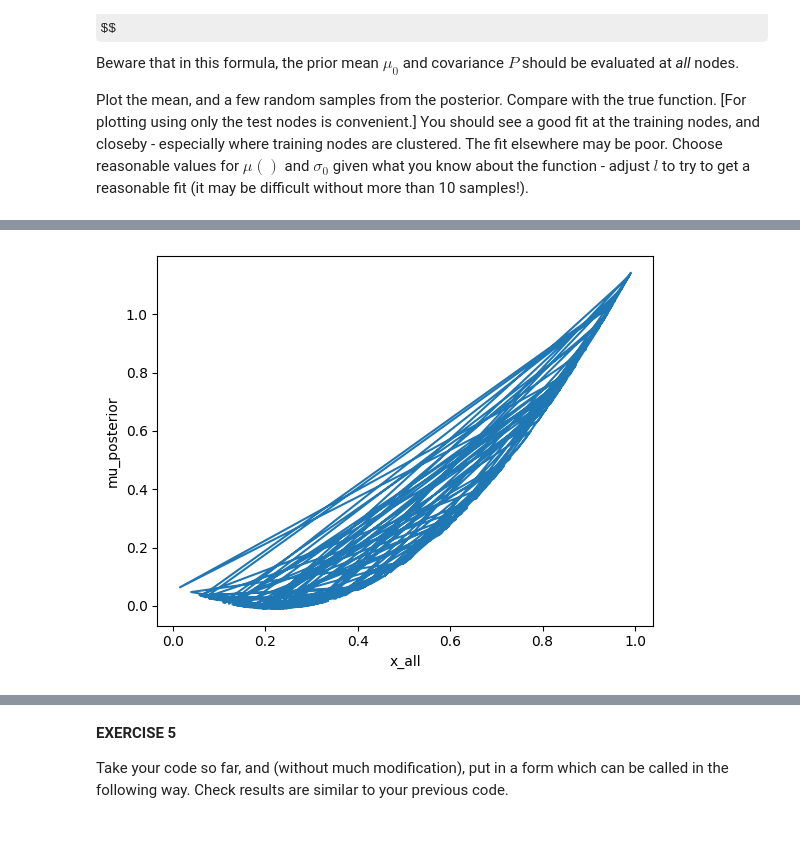
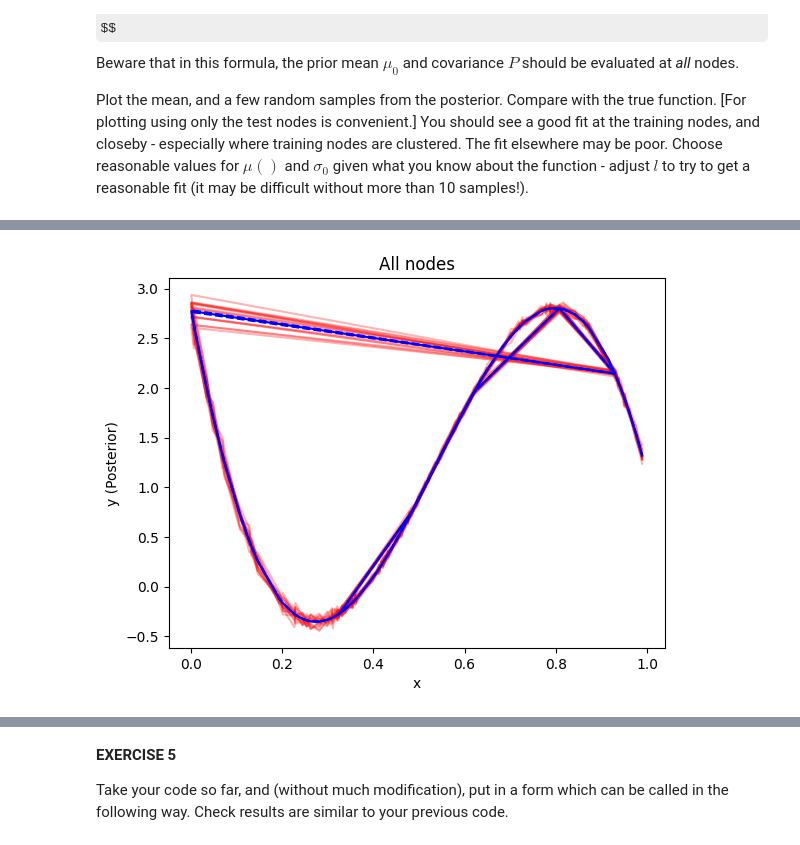
Before and after one commit to msahirs/CFD_IV, a Jupyter notebook: Tutorial2.ipynb, the cells around one changed output, grey strips where cells are left out. Saved outputs shown, nothing was run; the diff lists cells and outputs as text; code cells hidden in the pictures; some formulas as TeX source.

```diff
--- a/Tutorial2.ipynb
+++ b/Tutorial2.ipynb
@@ -55,8 +55,8 @@ Generate about $M=10$ *training nodes* randomly on $\Omega = [0,1]$ (e.g. with `
 M = 10
 N = 100
 
-x_train = np.random.rand(M)
-x_test = np.random.rand(N)
+x_train = np.sort(np.random.rand(M))
+x_test = np.sort(np.random.rand(N))
 x_all = np.hstack((x_train, x_test))
 
 assert x_all.shape == (M+N,)
@@ -176,0 +165,4 @@ def calc_R(M, sigma_e = 1e-3):
+# %%
+# generate data
+d = generate_d(x_all, M, N)
+print(f'd-shape: {np.shape(d)}')
@@ -195,54 +189,75 @@ Beware that in this formula, the prior mean $\mu_0$ and covariance $P$ should be
 
 Plot the mean, and a few random samples from the posterior.  Compare with the true function.  [For plotting using only the test nodes is convenient.]  You should see a good fit at the training nodes, and closeby - especially where training nodes are clustered.  The fit elsewhere may be poor.  Choose reasonable values for $\mu()$ and $\sigma_0$ given what you know about the function - adjust $l$ to try to get a reasonable fit (it may be difficult without more than 10 samples!).
 # %%
+# # 1. optimal
+# def mu(x): # optimal
+#     return  4*(2+x**2) # np.sin(x)*(1+x)+1+x**2
+# sigma_0 = 2 # optimal
+# l = 1.0 # optimal
+
+# 2. optimal
+def mu(x): # optimal
+    return 2*(1+x**2)
+sigma_0 = 0.5 # optimal
+l = 2 # optimal,
+
+
 def calc_K(P, H, R):
     return P @ H.T @ np.linalg.inv(R + H @P @ H.T)
 
 def calc_muPosterior(x, mu, P, H, R, d):
     K = calc_K(P, H, R)
     mu_prior = mu(x)
-    print(f'x: {np.shape(x), }mu: {np.shape(mu_prior)}, K: {np.shape(K)}, d: {np.shape(d)}, H: {np.shape(H)}') #K @ (d - H @ mu_prior: {np.shape(K @ (d - H @ mu_prior))}')
+    # print(f'x: {np.shape(x), }mu: {np.shape(mu_prior)}, K: {np.shape(K)}, d: {np.shape(d)}, H: {np.shape(H)}') #K @ (d - H @ mu_prior: {np.shape(K @ (d - H @ mu_prior))}')
     return mu_prior + K @ (d - H @ mu_prior)
 
 
 def calc_sigmaPosterior(P, H, R, M, N):
     K = calc_K(P, H, R)
-    return (np.eye(M+N)- K @ H) @ P
-
-def mu(x):
-    return 1+x**2
-
-
-# select mean, std. dev, and support length of test function (g)
-mu_g = 1.4651525789495015
-sigma_g = 1.082548228747729
-l_g = 1 # modify manually
-
+    return (np.eye(np.shape(K)[0])- K @ H) @ P
 
 y_all = g(x_all)
 y_train = g(x_train)
+d = generate_d(x_all, M, N)
 
-H = calc_H(x_all, y_all, M, N)
-R = calc_R(M)
-P = r(x_all, x_all, sigma_g, l_g) # prior covariance matrix for ALL nodes
+# construct prior matrices for ALL nodes
+H = calc_H(M, N) # observation matrix
+R = calc_R(M) # observation error matrix
+P = r(x_all, x_all, sigma_0, l) # prior covariance matrix
 
-# muPosterior = calc_muPosterior(mu_prior = mu_g*np.ones(len(x_train)) , P = P, H = H, R = R, d = y_train)
-
-muPosterior = calc_muPosterior(x = x_all, mu = mu, P = P, H = H, R = R, d = y_train)
+# construct posterior matrices
+muPosterior = calc_muPosterior(x = x_all, mu = mu, P = P, H = H, R = R, d = d)
 Sigma_Posterior = calc_sigmaPosterior(P, H, R, M, N)
 
+Sigma_Posterior_diagonal = np.sqrt(np.diagonal(Sigma_Posterior))
 
-print(f'Mean Posterior: {muPosterior}')
-print(f'Std. Dev. Posterior: {Sigma_Posterior}')
+# plot for all points
+n_samples = 15
+ys_all = stats.multivariate_normal(mean = muPosterior,cov = Sigma_Posterior_diagonal, allow_singular= True).rvs(n_samples)
+for y in ys_all:
+    plt.plot(x_all, y, '-', color = 'red', alpha = 0.3)
 
-plt.plot(x_all, muPosterior)
-plt.xlabel('x_all')
-plt.ylabel('mu_posterior')
+plt.plot(x_all, muPosterior, '-b')
+plt.plot(x_all, muPosterior + Sigma_Posterior_diagonal, '--b')
+plt.plot(x_all, muPosterior - Sigma_Posterior_diagonal, '--b')
+plt.title('All nodes')
+plt.xlabel('x')
+plt.ylabel('y (Posterior)')
 
-# sample posterior
-#samples = np.random.normal(loc = muPosterior, scale = Sigma_Posterior, size = 10)
-pass
+# plot for only test points
+n_samples = 15
+muPosterior_test = muPosterior[M:]
+Sigma_Posterior_diagonal_test = Sigma_Posterior_diagonal[M:]
 
-# compare with function (g)
-pass
+ys_test = stats.multivariate_normal(mean = muPosterior_test,cov = Sigma_Posterior_diagonal_test, allow_singular= True).rvs(n_samples)
+plt.figure()
+for y in ys_test:
+    plt.plot(x_test, y, '-', color = 'red', alpha = 0.3)
+
+plt.plot(x_test, muPosterior_test, '-b')
+plt.plot(x_test, muPosterior_test + Sigma_Posterior_diagonal_test, '--b')
+plt.plot(x_test, muPosterior_test - Sigma_Posterior_diagonal_test, '--b')
+plt.title('Test nodes')
+plt.xlabel('x')
+plt.ylabel('y (Posterior)')
 # %% [output]
@@ -266 +265 @@ Mean Posterior: [-0.00926702  0.06376289  0.06267546  0.27303238  0.05769611  0.
-[figure, old version]
+[figure, new version]
```
Also changed, not shown: parts of 10 cells of this notebook.
